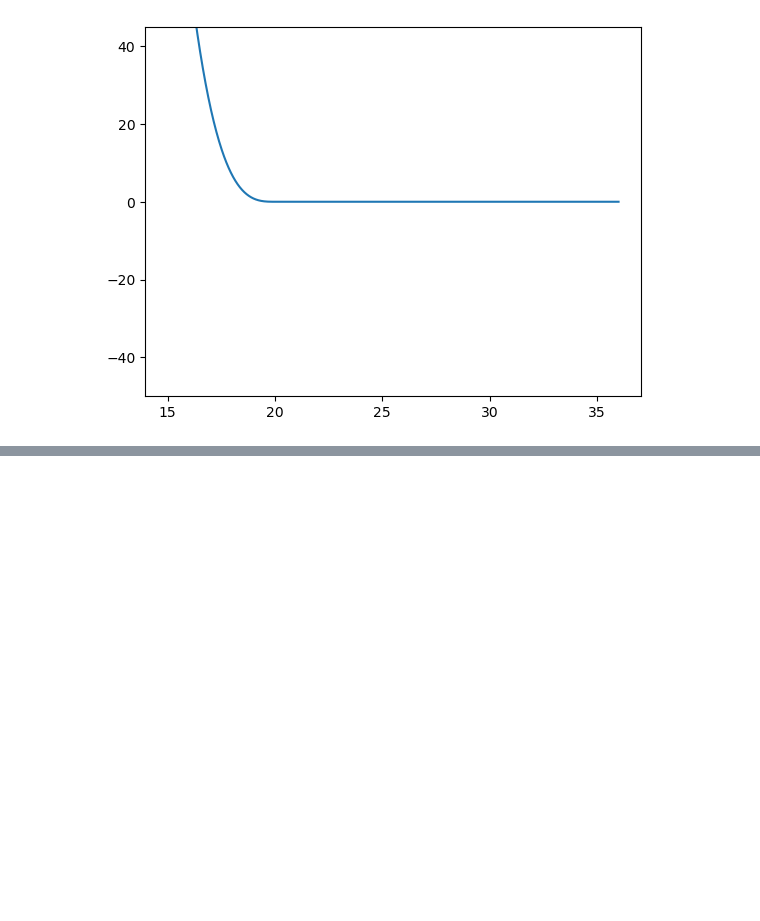
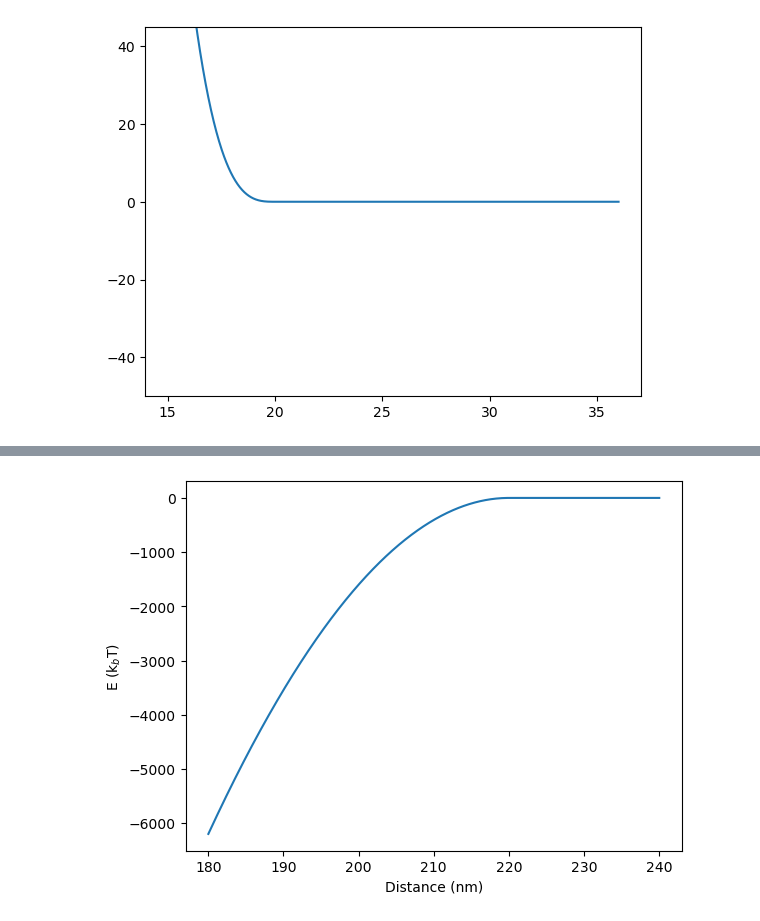
Before and after one commit to hocky-research-group/PACSim, a Jupyter notebook: jupyter_scripts/Asakura-Oosawa_depletion_potential.ipynb, the cells around one changed output, grey strips where cells are left out. Saved outputs shown, nothing was run; the diff lists cells and outputs as text; code cells hidden in the pictures; blank space fills up the shorter version.

```diff
--- a/jupyter_scripts/Asakura-Oosawa_depletion_potential.ipynb
+++ b/jupyter_scripts/Asakura-Oosawa_depletion_potential.ipynb
@@ -83,3 +195,24 @@ def expected_AO_potential(h, radius1, radius2, brush_length, phi, rdep):
+# %%
+r_vals = np.linspace(180.0, 240.0, num=1000)
+
+ao_vals2 = []
+
+for r in r_vals:
+
+    ao = expected_AO_potential_2(r, radius1, brush_length, 0.1, 5)
+
+    ao_vals2.append(ao)
+
+plt.plot(r_vals, ao_vals2)
+#plt.plot(h_vals, ao_vals1)
+#plt.plot(h_vals, potential_vals)
+#plt.plot(h_vals, potential_vals+ ao_vals)
+plt.xlabel('Distance (nm)')
+plt.ylabel('E (k$_b$T)')
+#plt.ylim(-50, 45)
+plt.show()
+# %% [output]
+[figure, added]
 # %%
 h_vals = np.linspace(15.0, 36.0, num=1000)
 
```
Also changed, not shown: parts of 12 cells of this notebook.
